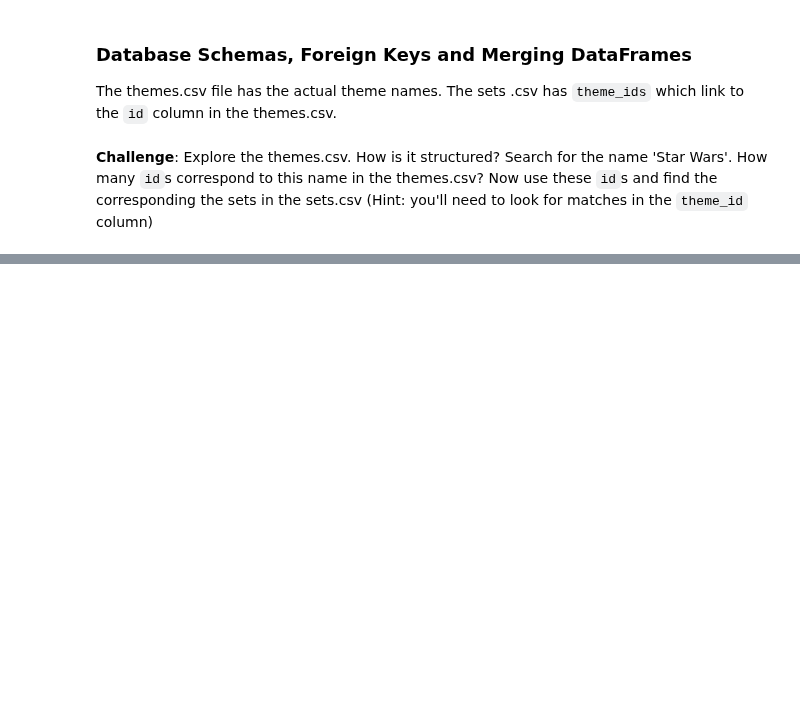
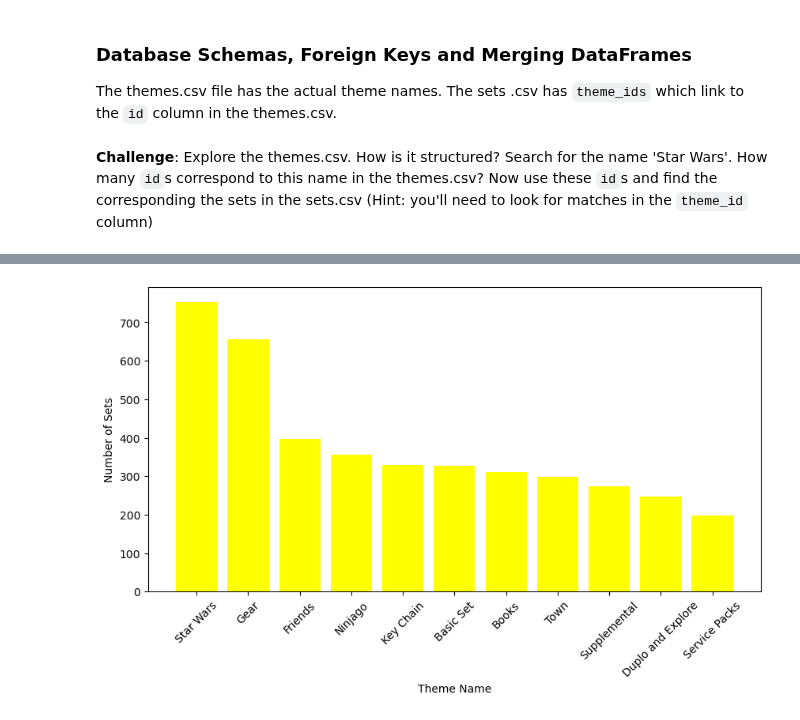
Before and after one commit to goltaraya/lego-data-analysis, a Jupyter notebook: Lego_Analysis_for_Course_(start).ipynb, the cells around one changed output, grey strips where cells are left out. Saved outputs shown, nothing was run; the diff lists cells and outputs as text; code cells hidden in the pictures; blank space fills up the shorter version.

Commit message:
bar plot

```diff
--- a/Lego_Analysis_for_Course_(start).ipynb
+++ b/Lego_Analysis_for_Course_(start).ipynb
@@ -257,0 +256,5 @@ LEGO has licensed many hit franchises from Harry Potter to Marvel Super Heros to
+# %%
+set_theme_count = sets_df["theme_id"].value_counts()
+# %%
+themes_df = pd.read_csv("data/themes.csv")
+themes_df.head(10)
@@ -265,0 +293,6 @@ The themes.csv file has the actual theme names. The sets .csv has <code>theme_id
+# %%
+set_theme_count = pd.DataFrame({'id': set_theme_count.index,
+                                'set_count':set_theme_count.values,
+                               })
+# %%
+merged_df = pd.merge(set_theme_count, themes_df, on='id')
@@ -265,0 +308,10 @@ The themes.csv file has the actual theme names. The sets .csv has <code>theme_id
+# %%
+plt.figure(figsize=(10,5))
+plt.bar(x=merged_df.name[0:11], height=merged_df.set_count[0:11], color="yellow")
+plt.xlabel("Theme Name", fontsize=10)
+plt.ylabel("Number of Sets", fontsize=10)
+plt.yticks(fontsize=10)
+plt.xticks(fontsize=10, rotation=45)
+plt.show()
+# %% [output]
+[figure, added]
```
Also changed, not shown: parts of 7 cells of this notebook.
